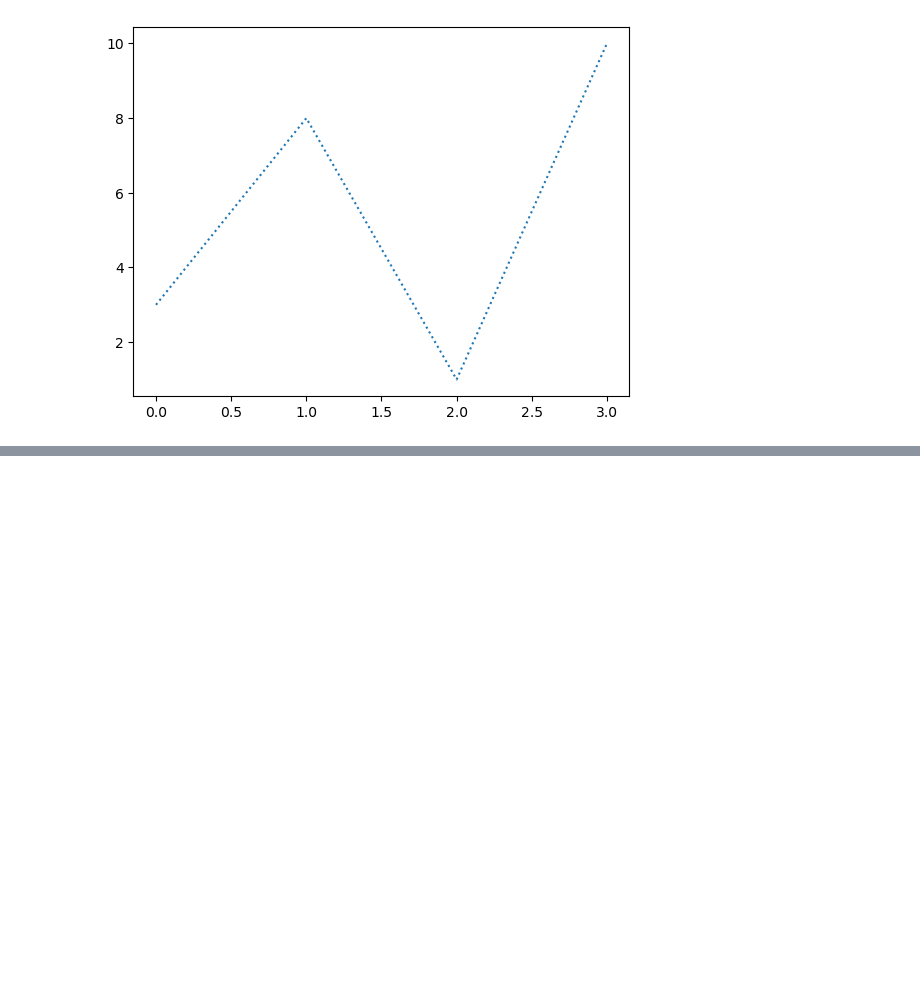
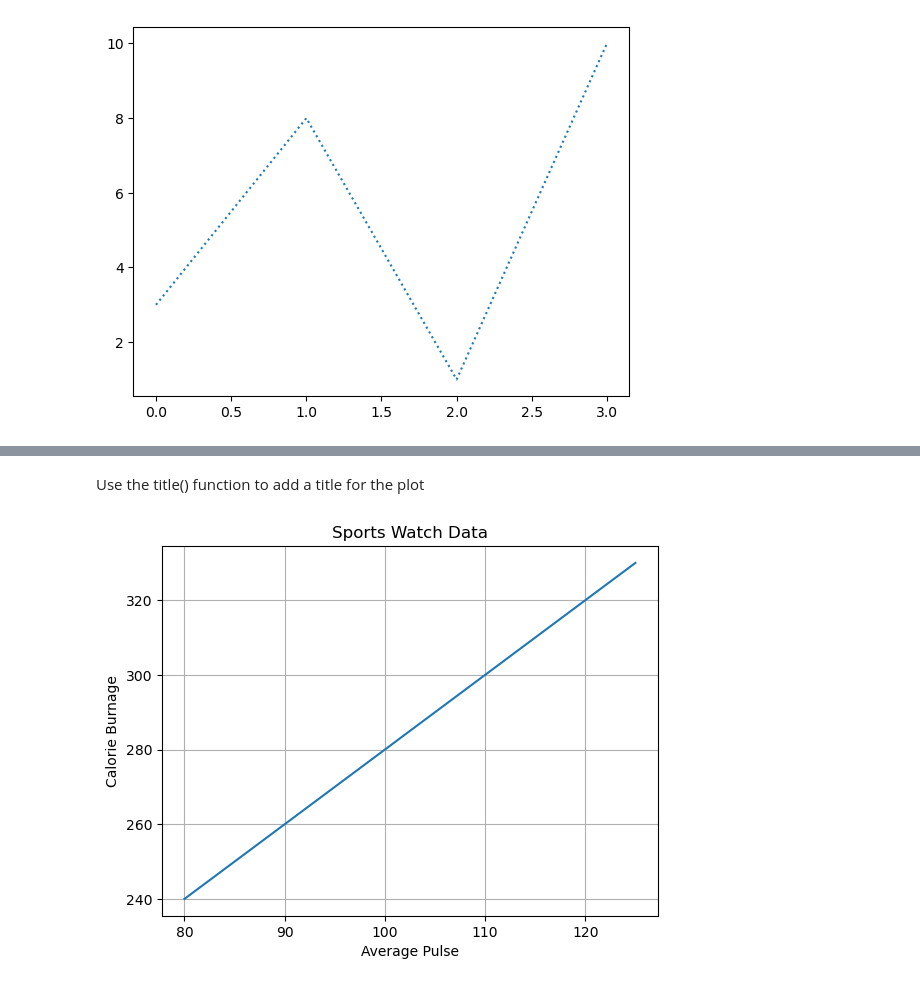
Before and after one commit to MikeCurleyCoosan/pands-mywork, a Jupyter notebook: Week8-work/matplotlib.ipynb, the cells around one changed output, grey strips where cells are left out. Saved outputs shown, nothing was run; the diff lists cells and outputs as text; code cells hidden in the pictures; blank space fills up the shorter version.

```diff
--- a/Week8-work/matplotlib.ipynb
+++ b/Week8-work/matplotlib.ipynb
@@ -147,0 +180,14 @@ plt.plot(y_points, ls='dotted')
+# %% [markdown]
+Use the title() function to add a title for the plot
+# %%
+plt.plot(x, y)
+
+plt.title('Sports Watch Data')
+plt.xlabel('Average Pulse')
+plt.ylabel('Calorie Burnage')
+
+plt.grid()
+
+plt.show()
+# %% [output]
+[figure, added]
```
Also changed, not shown: parts of 15 cells of this notebook.
